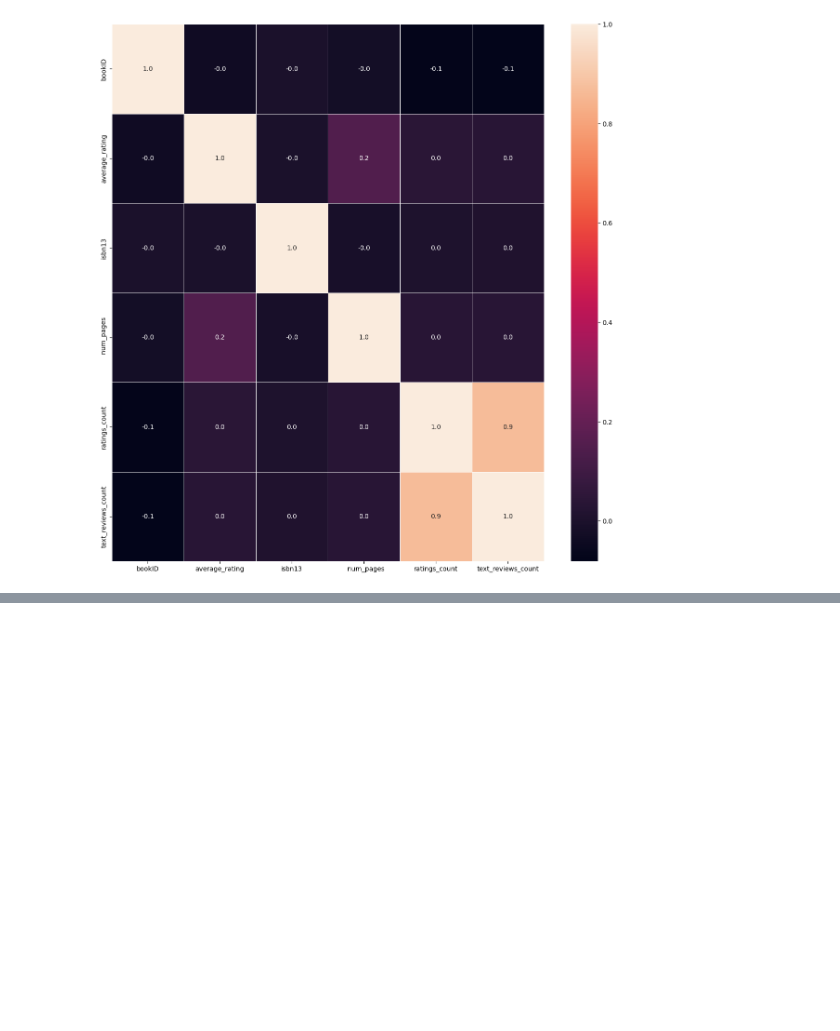
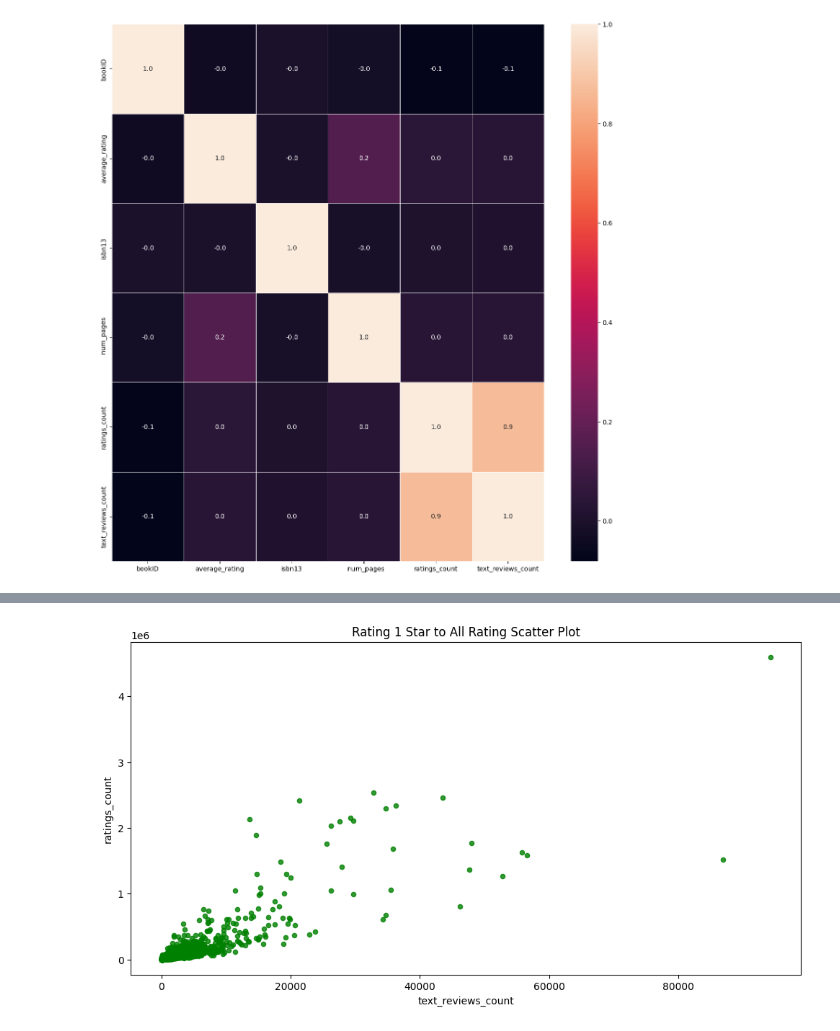
Before and after one commit to zapod838/HR_Analytics_PowerBI_SQL, a Jupyter notebook: Python_First.ipynb, the cells around one changed output, grey strips where cells are left out. Cells and saved outputs as stored; diff of their text form; code cells hidden in the pictures; blank space fills up the shorter version.

```diff
--- a/Python_First.ipynb
+++ b/Python_First.ipynb
@@ -62,3 +62,13 @@ data.head()
 | 2 | 4 | Harry Potter and the Chamber of S... | J.K. Rowling | 4.42 | 0439554896 | 9780439554893 | eng | 352 | 6333 | ... |
 | 3 | 5 | Harry Potter and the Prisoner of ... | J.K. Rowling/Mary GrandPré | 4.56 | 043965548X | 9780439655484 | eng | 435 | 2339585 | ... |
 | 4 | 8 | Harry Potter Boxed Set Books 1-5 ... | J.K. Rowling/Mary GrandPré | 4.78 | 0439682584 | 9780439682589 | eng | 2690 | 41428 | ... |
+# %%
+# Scatter Plot
+# x = rating1, y = rating_count
+data.plot(kind='scatter', x='text_reviews_count', y='ratings_count', alpha=0.8, color='green', figsize=(12,6))
+plt.xlabel('text_reviews_count')              # Label of the X axis
+plt.ylabel('ratings_count')               # Label of the y axis
+plt.title('Rating 1 Star to All Rating Scatter Plot') # Title of the all plot
+plt.show()
+# %% [output]
+[figure, added]
```
Also changed, not shown: parts of 1 cell of this notebook.
